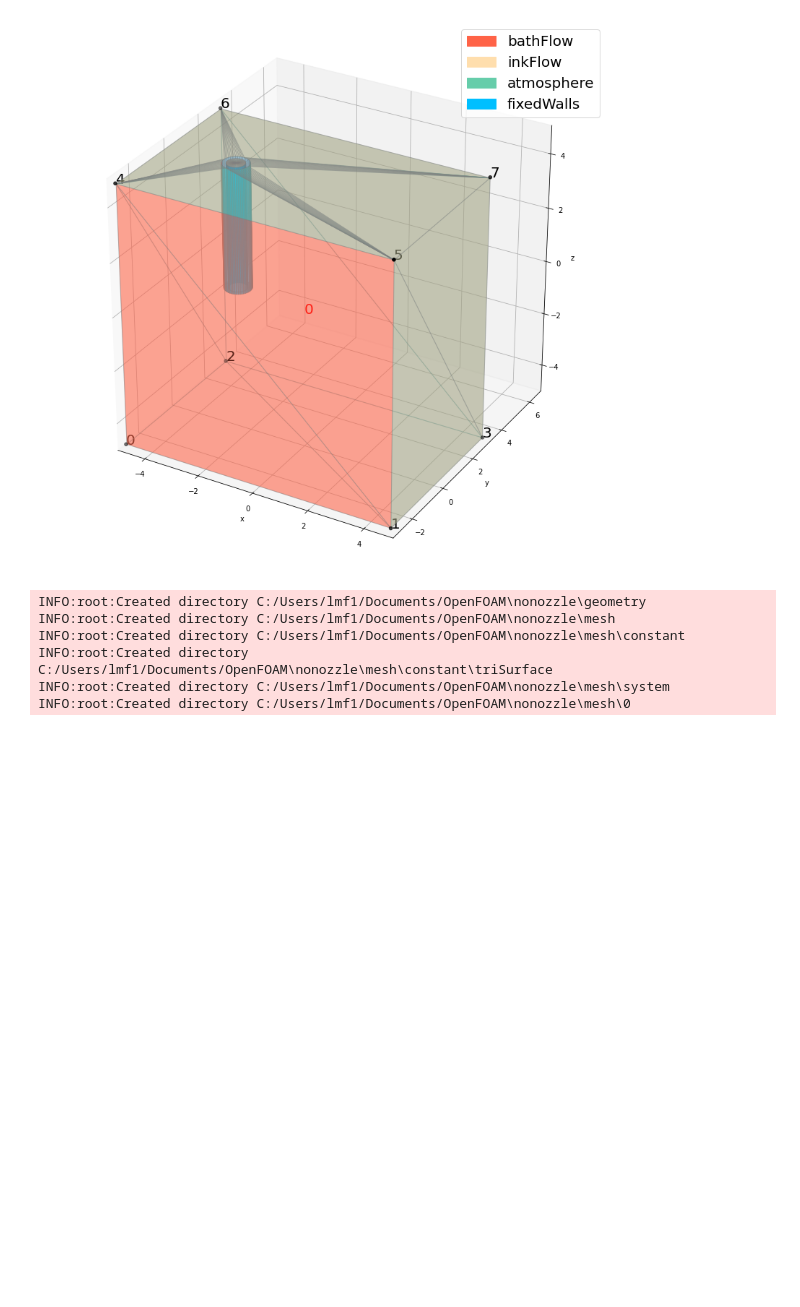
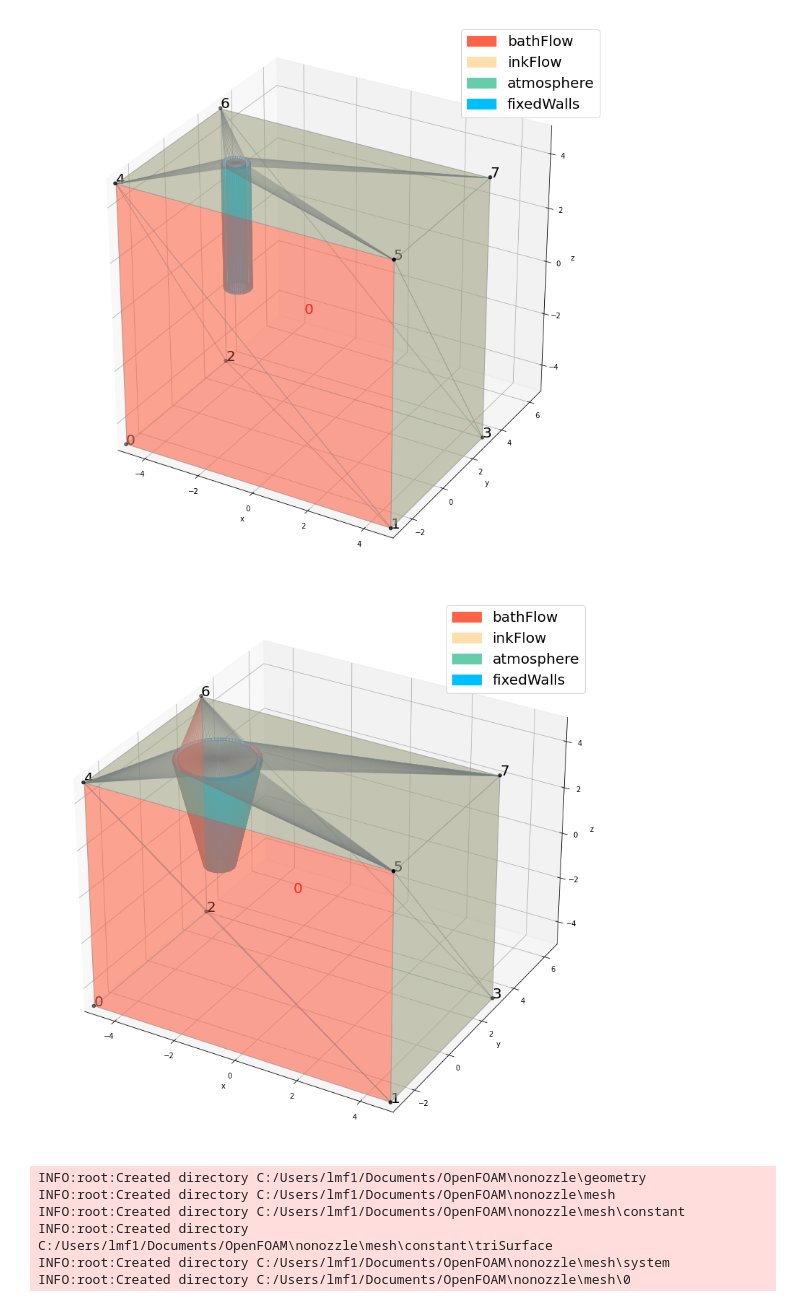
Before and after one commit to usnistgov/openfoamEmbedded3DP, a Jupyter notebook: pythonscripts/noz3dscript.ipynb, the cells around one changed output. Cells and saved outputs as stored; diff of their text form; code cells hidden in the pictures; blank space fills up the shorter version.

```diff
--- a/pythonscripts/noz3dscript.ipynb
+++ b/pythonscripts/noz3dscript.ipynb
@@ -39,6 +39,11 @@ fg = nc.genericMesh(os.path.join(cfg.path.c, 'LapRDTall'), npts=50, bathDepth=16
 fg.plot.savefig(os.path.join(cfg.path.fig, 'yieldingsweep','plots', 'LapRDTall', 'nozzleDiagramTall.png')) # export the diagram of the nozzle
 # %% [output]
 [figure]
+# %%
+fg = nc.genericMesh(os.path.join(cfg.path.c, 'conical'), npts=50, bathDepth=16, bathHeight=10, nozzleAngle=10) # generate mesh files
+fg.plot.savefig(os.path.join(cfg.path.fig, 'conicalNozzle', 'plots', 'nozzleDiagram.svg')) # export the diagram of the nozzle
+# %% [output]
+[figure, added]
 # %%
 fg = nc.genericMesh(os.path.join(cfg.path.c, 'nonozzle')) # generate mesh files
 # %% [output]
```
Also changed, not shown: parts of 10 cells of this notebook, 12 other files.
